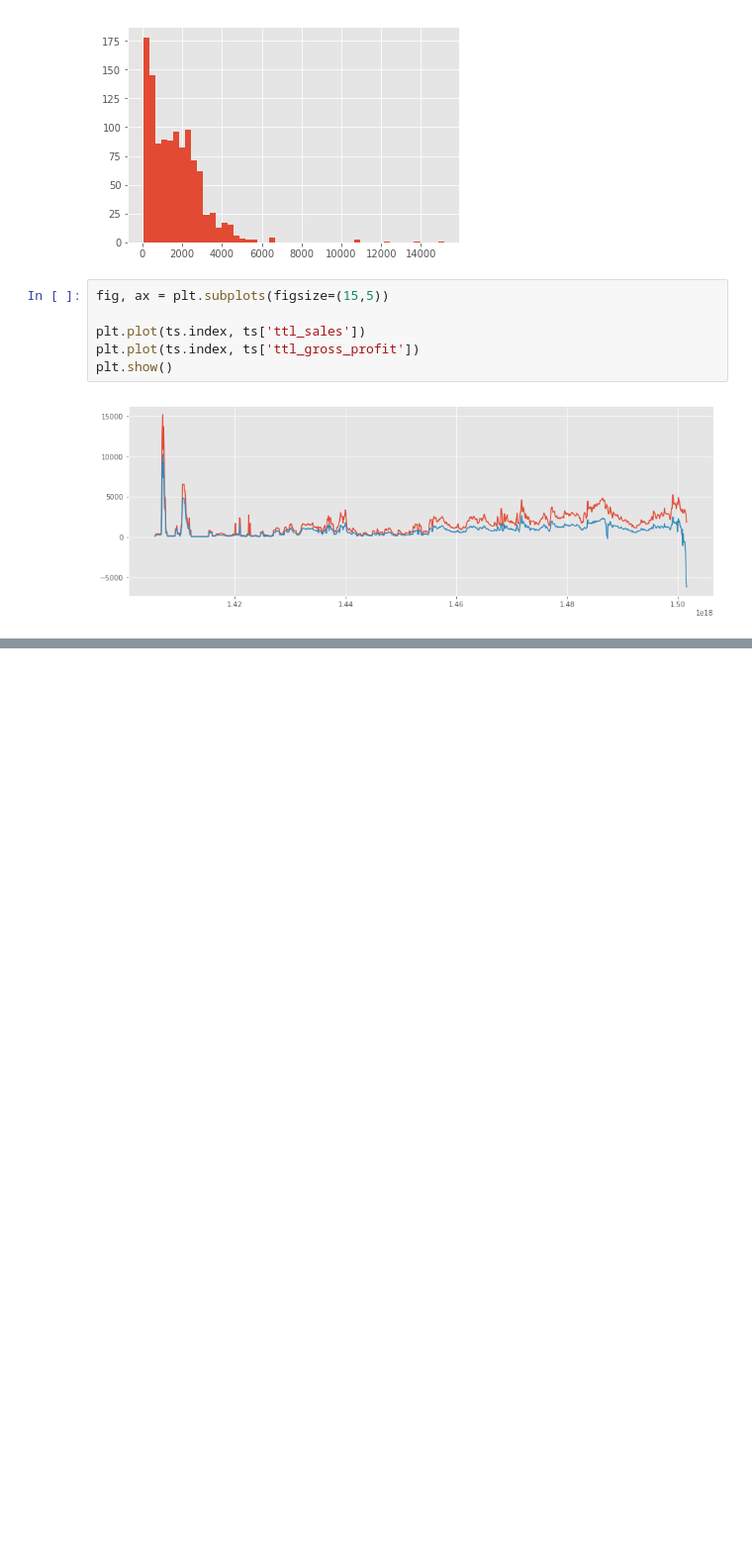
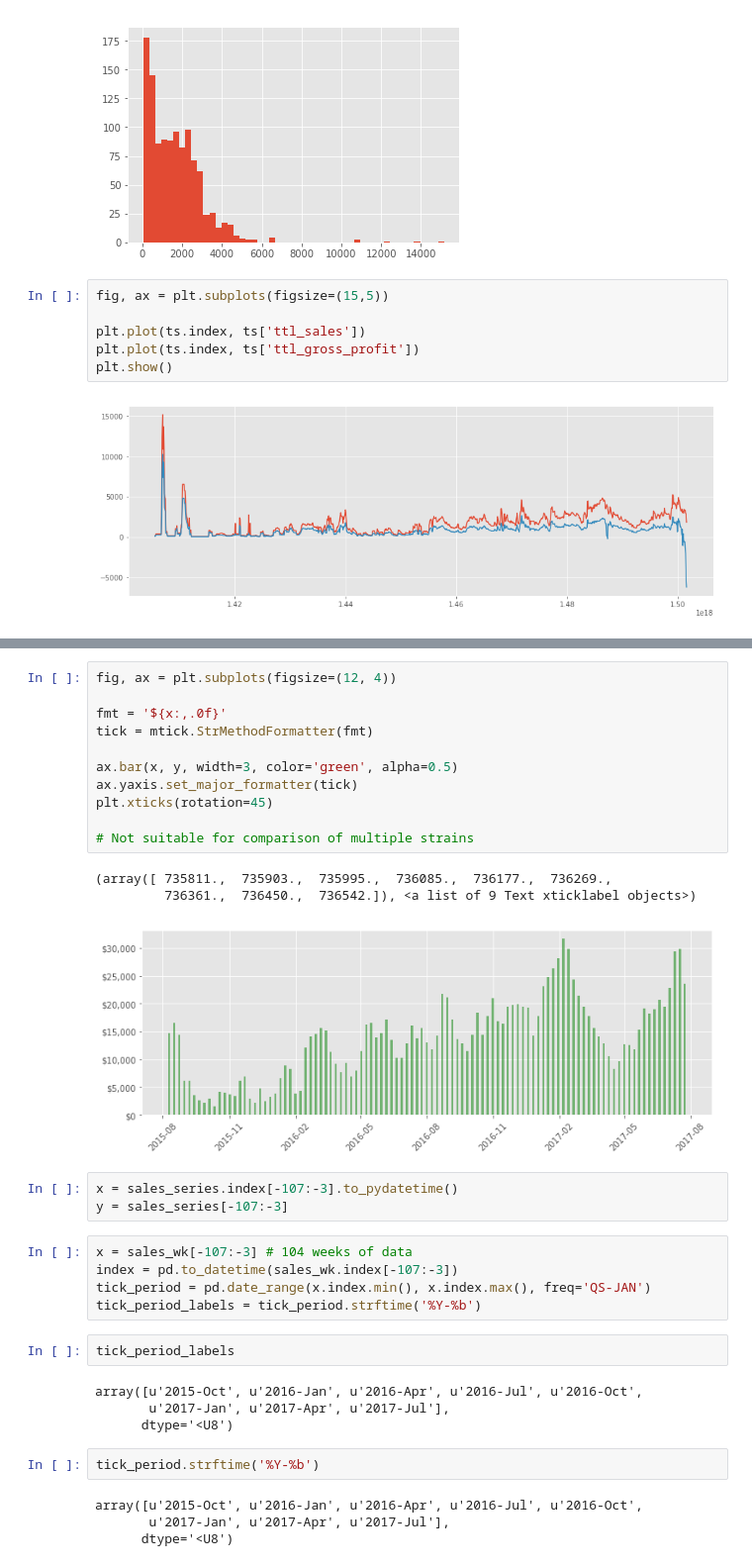
Before and after one commit to sewald101/uplift_bi, a Jupyter notebook: src/time_series_prototype.ipynb, the cells around one changed output, grey strips where cells are left out. Shown: that part at 99% size. Cells and saved outputs as stored; diff of their text form; blank space fills up the shorter version.

```diff
--- a/src/time_series_prototype.ipynb
+++ b/src/time_series_prototype.ipynb
@@ -120,0 +179,35 @@ rawB.equals(raw), invB.equals(inv), tsB.equals(ts), blB.equals(bl), slsB.equals(
+# %%
+fig, ax = plt.subplots(figsize=(12, 4))
+
+fmt = '${x:,.0f}'
+tick = mtick.StrMethodFormatter(fmt)
+
+ax.bar(x, y, width=3, color='green', alpha=0.5)
+ax.yaxis.set_major_formatter(tick)
+plt.xticks(rotation=45)
+
+# Not suitable for comparison of multiple strains
+# %% [output]
+(array([ 735811.,  735903.,  735995.,  736085.,  736177.,  736269.,
+         736361.,  736450.,  736542.]), <a list of 9 Text xticklabel objects>)
+[figure, added]
+# %%
+x = sales_series.index[-107:-3].to_pydatetime()
+y = sales_series[-107:-3]
+# %%
+x = sales_wk[-107:-3] # 104 weeks of data
+index = pd.to_datetime(sales_wk.index[-107:-3])
+tick_period = pd.date_range(x.index.min(), x.index.max(), freq='QS-JAN')
+tick_period_labels = tick_period.strftime('%Y-%b')
+# %%
+tick_period_labels
+# %% [output]
+array([u'2015-Oct', u'2016-Jan', u'2016-Apr', u'2016-Jul', u'2016-Oct',
+       u'2017-Jan', u'2017-Apr', u'2017-Jul'],
+      dtype='<U8')
+# %%
+tick_period.strftime('%Y-%b')
+# %% [output]
+array([u'2015-Oct', u'2016-Jan', u'2016-Apr', u'2016-Jul', u'2016-Oct',
+       u'2017-Jan', u'2017-Apr', u'2017-Jul'],
+      dtype='<U8')
```
Also changed, not shown: parts of 34 cells of this notebook, 3 other files.
